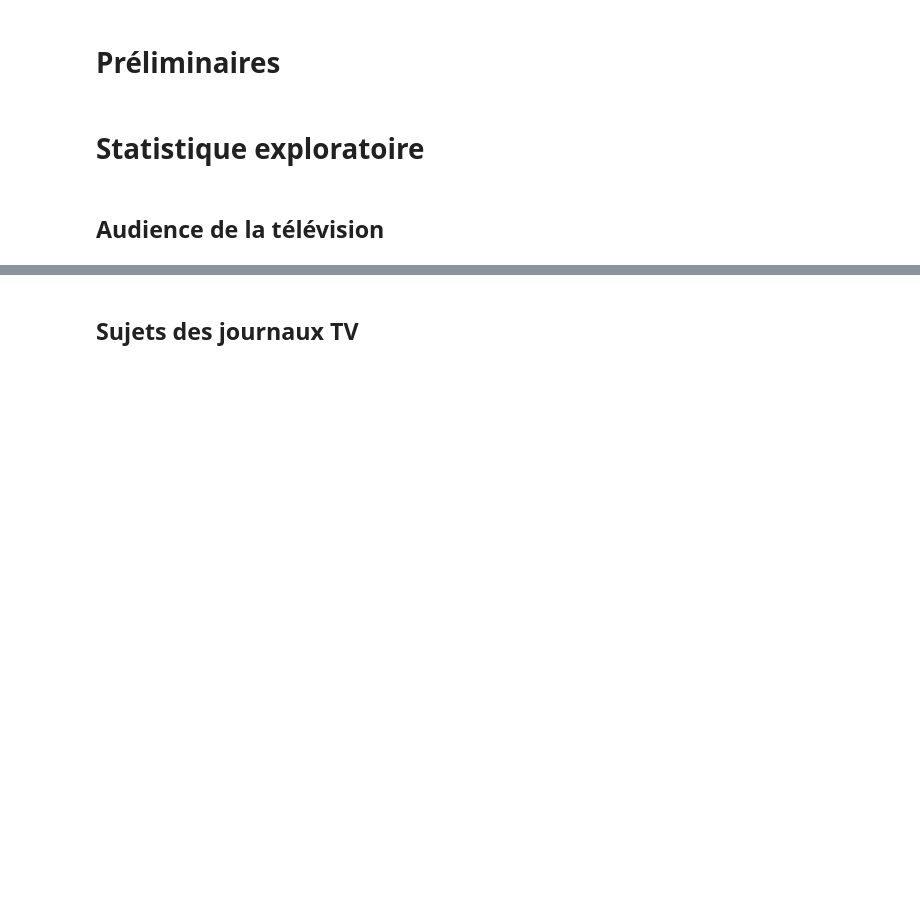
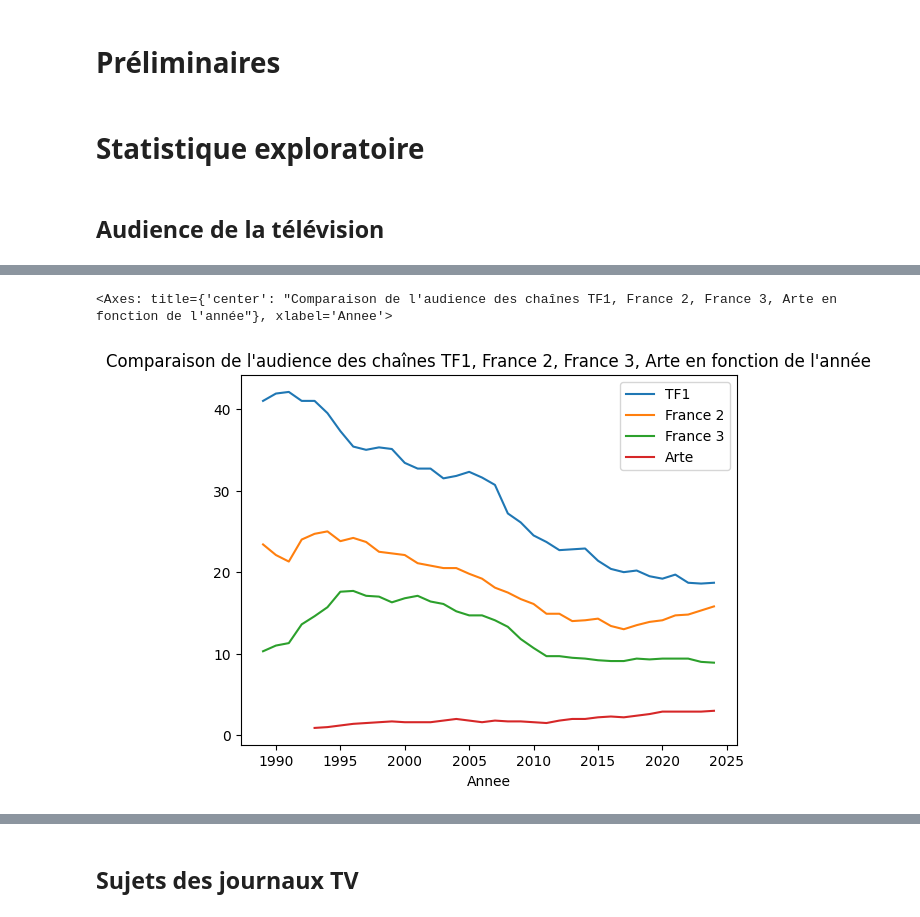
Before and after one commit to Gstrems/Projet_python_2A, a Jupyter notebook: rapport.ipynb, the cells around one changed output, grey strips where cells are left out. Saved outputs shown, nothing was run; the diff lists cells and outputs as text; code cells hidden in the pictures; blank space fills up the shorter version.

```diff
--- a/rapport.ipynb
+++ b/rapport.ipynb
@@ -17,0 +36,5 @@ from utilities.utilities import *
+# %%
+comparaison_audience(audience, "Annee", ["TF1", "France 2", "France 3", "Arte"])
+# %% [output]
+<Axes: title={'center': "Comparaison de l'audience des chaînes TF1, France 2, France 3, Arte en fonction de l'année"}, xlabel='Annee'>
+[figure, added]
```
Also changed, not shown: parts of 29 cells of this notebook.
